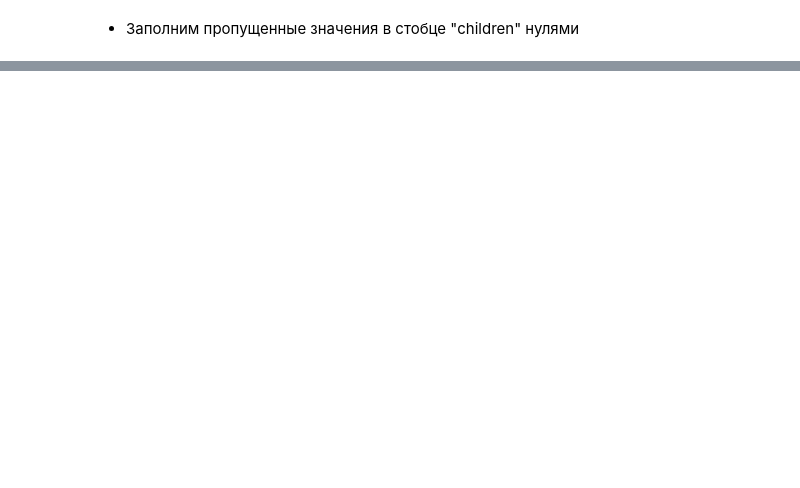
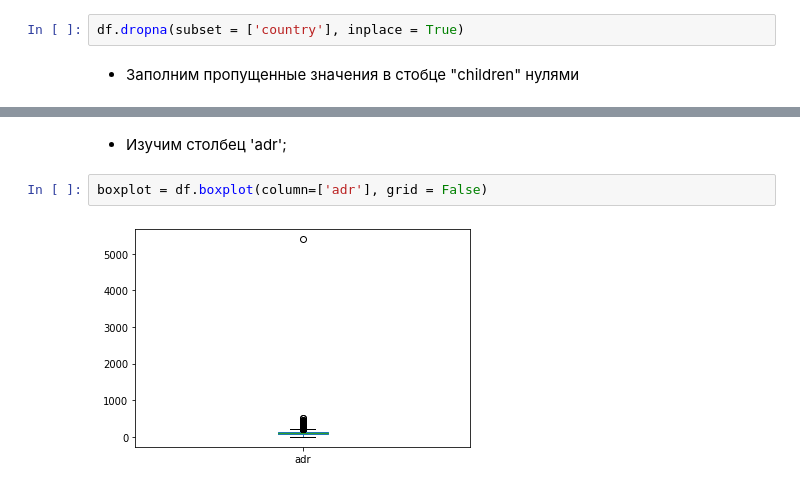
Before and after one commit to zaikovskaiaav/EDA_Hotel_Booking, a Jupyter notebook: eda.ipynb, the cells around one changed output, grey strips where cells are left out. Saved outputs shown, nothing was run; the diff lists cells and outputs as text; blank space fills up the shorter version.

```diff
--- a/eda.ipynb
+++ b/eda.ipynb
@@ -163,3 +168,5 @@ memory usage: 32.8+ MB
+# %%
+df.dropna(subset = ['country'], inplace = True)
 # %% [markdown]
 - Заполним пропущенные значения в стобце "children" нулями
 # %%
@@ -239,0 +211,6 @@ df.plot()
+# %% [markdown]
+- Изучим столбец 'adr';
+# %%
+boxplot = df.boxplot(column=['adr'], grid = False)
+# %% [output]
+[figure, added]
```
Also changed, not shown: parts of 50 cells of this notebook.
